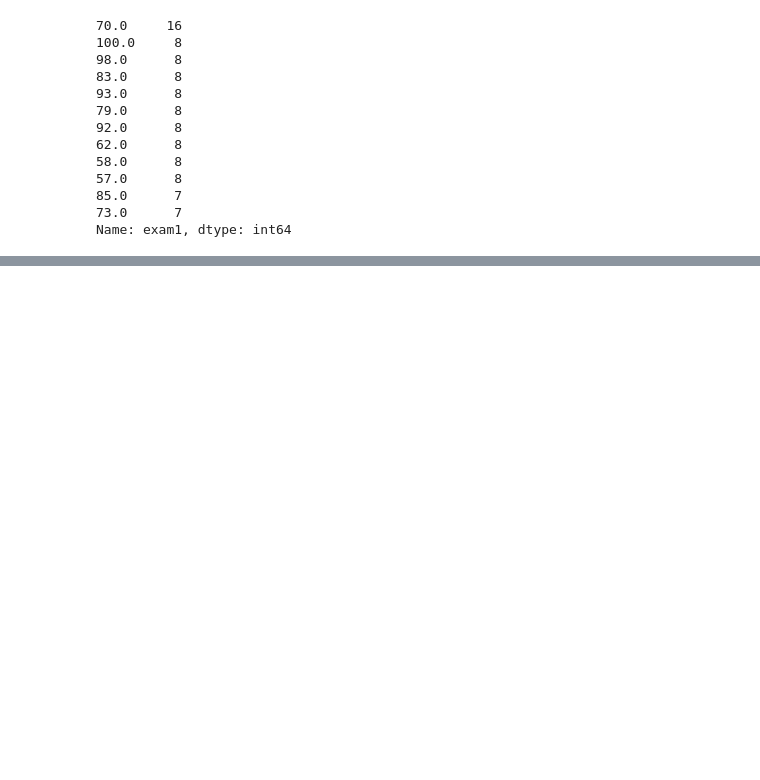
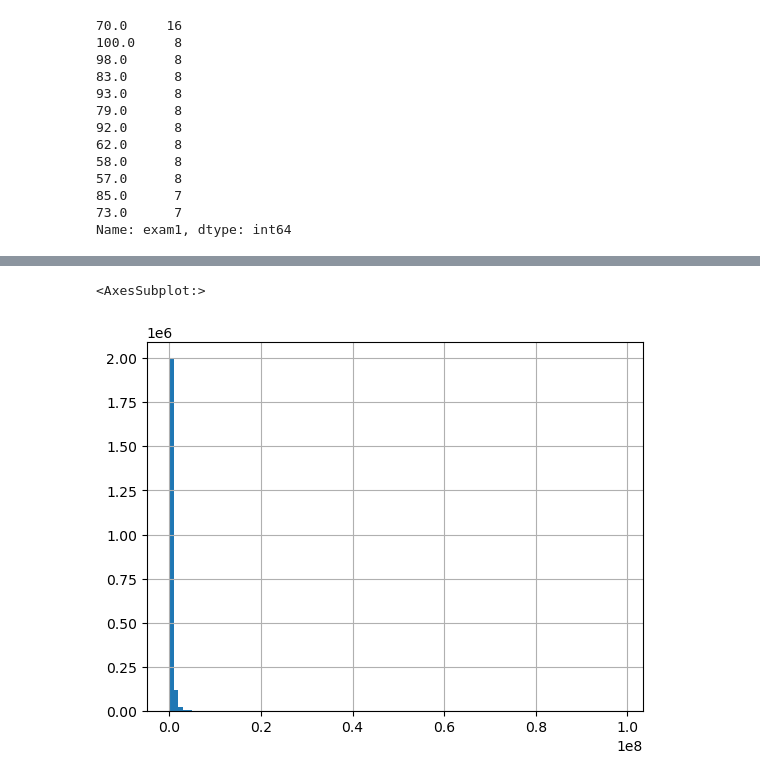
Before and after one commit to DHILL2123/regression-exercises, a Jupyter notebook: wrangle.ipynb, the cells around one changed output, grey strips where cells are left out. Cells and saved outputs as stored; diff of their text form; code cells hidden in the pictures; blank space fills up the shorter version.

```diff
--- a/wrangle.ipynb
+++ b/wrangle.ipynb
@@ -337,0 +215,26 @@ dtype: float64
+# %%
+def get_zillow_data():
+    filename = "zillow_exc.csv"
+    mysqlcon=f"{protocol}://{user}:{password}@{host}/zillow"
+    #if the file exist read the file on the machine
+    if os.path.isfile(filename):
+        #reads file name to pd and sets first column as index
+        return pd.read_csv(filename, index_col=0)
+    #if the file doesnt exit pull the data from mysql workbench database
+    else:
+        # read the SQL query into a dataframe
+        df = pd.read_sql_query('''
+
+SELECT bedroomcnt, bathroomcnt, calculatedfinishedsquarefeet, taxvaluedollarcnt, yearbuilt, taxamount, fips
+FROM properties_2017
+LEFT JOIN propertylandusetype USING(propertylandusetypeid)
+WHERE propertylandusedesc IN ("Single Family Residential",
+                              "Inferred Single Family Residential")''', mysqlcon)
+
+        # Write that dataframe to disk for later. Called "caching" the data for later.
+        df.to_csv(filename)
+        #index_col = 0 set first column as the index
+        df = pd.read_csv(filename, index_col=0)
+
+        # Return the dataframe to the calling code
+        return df
@@ -337,0 +344,5 @@ dtype: float64
+# %%
+df['tax_value'].hist(bins=100)
+# %% [output]
+<AxesSubplot:>
+[figure, added]
```
Also changed, not shown: parts of 99 cells of this notebook, 7 other files.
